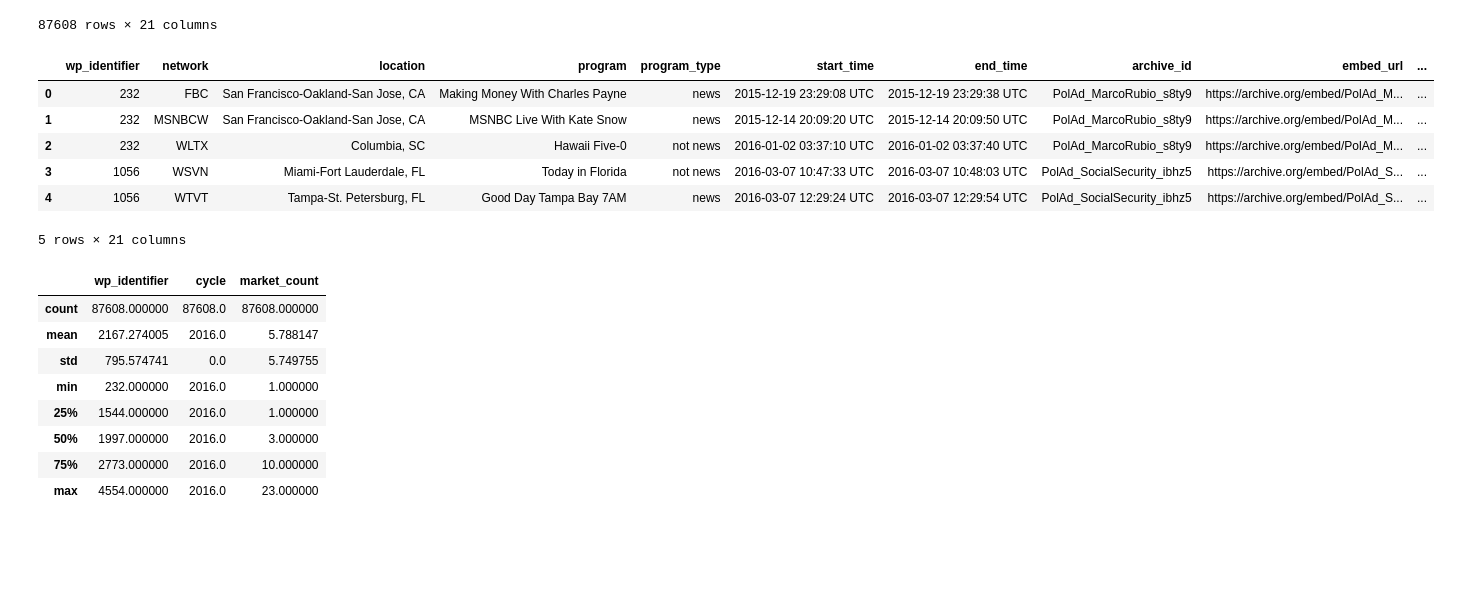
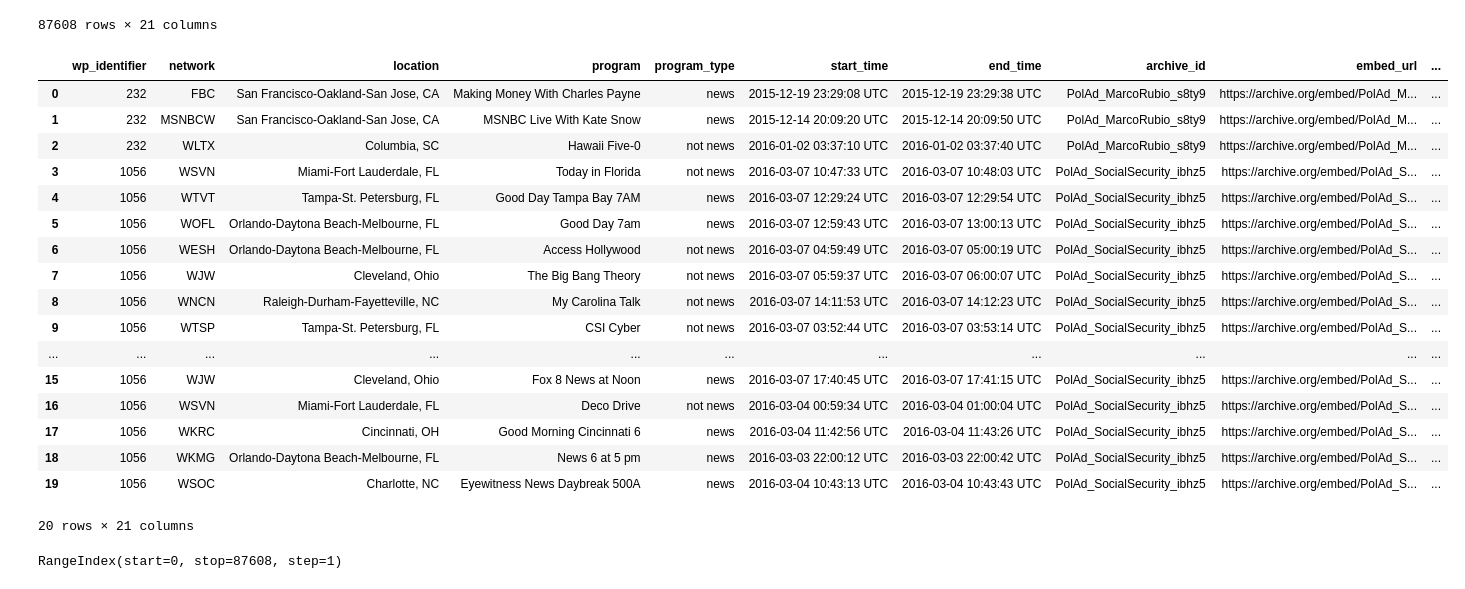
Before and after one commit to CHABOBO/project_ad_el_archive, a Jupyter notebook: project_2_read.ipynb, the cells around one changed output. Saved outputs shown, nothing was run; the diff lists cells and outputs as text; code cells hidden in the pictures; blank space fills up the shorter version.

```diff
--- a/project_2_read.ipynb
+++ b/project_2_read.ipynb
@@ -75,27 +76,32 @@ df
 | 87607 | 4554 | CNNW | San Francisco-Oakland-San Jose, CA | New Day | news | 2016-07-29 09:56:09 UTC | 2016-07-29 09:56:44 UTC | PolAd_KatieMcginty_0uudt | https://archive.org/embed/PolAd_K... | ... |
 87608 rows × 21 columns
 # %%
-df.head()
+df.head(20)
 # %% [output]
 |  | wp_identifier | network | location | program | program_type | start_time | end_time | archive_id | embed_url | ... |
 | 0 | 232 | FBC | San Francisco-Oakland-San Jose, CA | Making Money With Charles Payne | news | 2015-12-19 23:29:08 UTC | 2015-12-19 23:29:38 UTC | PolAd_MarcoRubio_s8ty9 | https://archive.org/embed/PolAd_M... | ... |
 | 1 | 232 | MSNBCW | San Francisco-Oakland-San Jose, CA | MSNBC Live With Kate Snow | news | 2015-12-14 20:09:20 UTC | 2015-12-14 20:09:50 UTC | PolAd_MarcoRubio_s8ty9 | https://archive.org/embed/PolAd_M... | ... |
 | 2 | 232 | WLTX | Columbia, SC | Hawaii Five-0 | not news | 2016-01-02 03:37:10 UTC | 2016-01-02 03:37:40 UTC | PolAd_MarcoRubio_s8ty9 | https://archive.org/embed/PolAd_M... | ... |
 | 3 | 1056 | WSVN | Miami-Fort Lauderdale, FL | Today in Florida | not news | 2016-03-07 10:47:33 UTC | 2016-03-07 10:48:03 UTC | PolAd_SocialSecurity_ibhz5 | https://archive.org/embed/PolAd_S... | ... |
 | 4 | 1056 | WTVT | Tampa-St. Petersburg, FL | Good Day Tampa Bay 7AM | news | 2016-03-07 12:29:24 UTC | 2016-03-07 12:29:54 UTC | PolAd_SocialSecurity_ibhz5 | https://archive.org/embed/PolAd_S... | ... |
+| 5 | 1056 | WOFL | Orlando-Daytona Beach-Melbourne, FL | Good Day 7am | news | 2016-03-07 12:59:43 UTC | 2016-03-07 13:00:13 UTC | PolAd_SocialSecurity_ibhz5 | https://archive.org/embed/PolAd_S... | ... |
+| 6 | 1056 | WESH | Orlando-Daytona Beach-Melbourne, FL | Access Hollywood | not news | 2016-03-07 04:59:49 UTC | 2016-03-07 05:00:19 UTC | PolAd_SocialSecurity_ibhz5 | https://archive.org/embed/PolAd_S... | ... |
+| 7 | 1056 | WJW | Cleveland, Ohio | The Big Bang Theory | not news | 2016-03-07 05:59:37 UTC | 2016-03-07 06:00:07 UTC | PolAd_SocialSecurity_ibhz5 | https://archive.org/embed/PolAd_S... | ... |
+| 8 | 1056 | WNCN | Raleigh-Durham-Fayetteville, NC | My Carolina Talk | not news | 2016-03-07 14:11:53 UTC | 2016-03-07 14:12:23 UTC | PolAd_SocialSecurity_ibhz5 | https://archive.org/embed/PolAd_S... | ... |
+| 9 | 1056 | WTSP | Tampa-St. Petersburg, FL | CSI Cyber | not news | 2016-03-07 03:52:44 UTC | 2016-03-07 03:53:14 UTC | PolAd_SocialSecurity_ibhz5 | https://archive.org/embed/PolAd_S... | ... |
+| ... | ... | ... | ... | ... | ... | ... | ... | ... | ... | ... |
+| 15 | 1056 | WJW | Cleveland, Ohio | Fox 8 News at Noon | news | 2016-03-07 17:40:45 UTC | 2016-03-07 17:41:15 UTC | PolAd_SocialSecurity_ibhz5 | https://archive.org/embed/PolAd_S... | ... |
+| 16 | 1056 | WSVN | Miami-Fort Lauderdale, FL | Deco Drive | not news | 2016-03-04 00:59:34 UTC | 2016-03-04 01:00:04 UTC | PolAd_SocialSecurity_ibhz5 | https://archive.org/embed/PolAd_S... | ... |
+| 17 | 1056 | WKRC | Cincinnati, OH | Good Morning Cincinnati 6 | news | 2016-03-04 11:42:56 UTC | 2016-03-04 11:43:26 UTC | PolAd_SocialSecurity_ibhz5 | https://archive.org/embed/PolAd_S... | ... |
+| 18 | 1056 | WKMG | Orlando-Daytona Beach-Melbourne, FL | News 6 at 5 pm | news | 2016-03-03 22:00:12 UTC | 2016-03-03 22:00:42 UTC | PolAd_SocialSecurity_ibhz5 | https://archive.org/embed/PolAd_S... | ... |
+| 19 | 1056 | WSOC | Charlotte, NC | Eyewitness News Daybreak 500A | news | 2016-03-04 10:43:13 UTC | 2016-03-04 10:43:43 UTC | PolAd_SocialSecurity_ibhz5 | https://archive.org/embed/PolAd_S... | ... |
-5 rows × 21 columns
+20 rows × 21 columns
 # %%
 df.describe()
+df.values
+df.index
 # %% [output]
-|  | wp_identifier | cycle | market_count |
-| count | 87608.000000 | 87608.0 | 87608.000000 |
-| mean | 2167.274005 | 2016.0 | 5.788147 |
-| std | 795.574741 | 0.0 | 5.749755 |
-| min | 232.000000 | 2016.0 | 1.000000 |
-| 25% | 1544.000000 | 2016.0 | 1.000000 |
-| 50% | 1997.000000 | 2016.0 | 3.000000 |
-| 75% | 2773.000000 | 2016.0 | 10.000000 |
-| max | 4554.000000 | 2016.0 | 23.000000 |
+RangeIndex(start=0, stop=87608, step=1)
 # %%
 sponsortype = df['sponsor_type'].unique()
 network = df['network'].unique()
```
Also changed, not shown: parts of 9 cells of this notebook, 1 other file.
